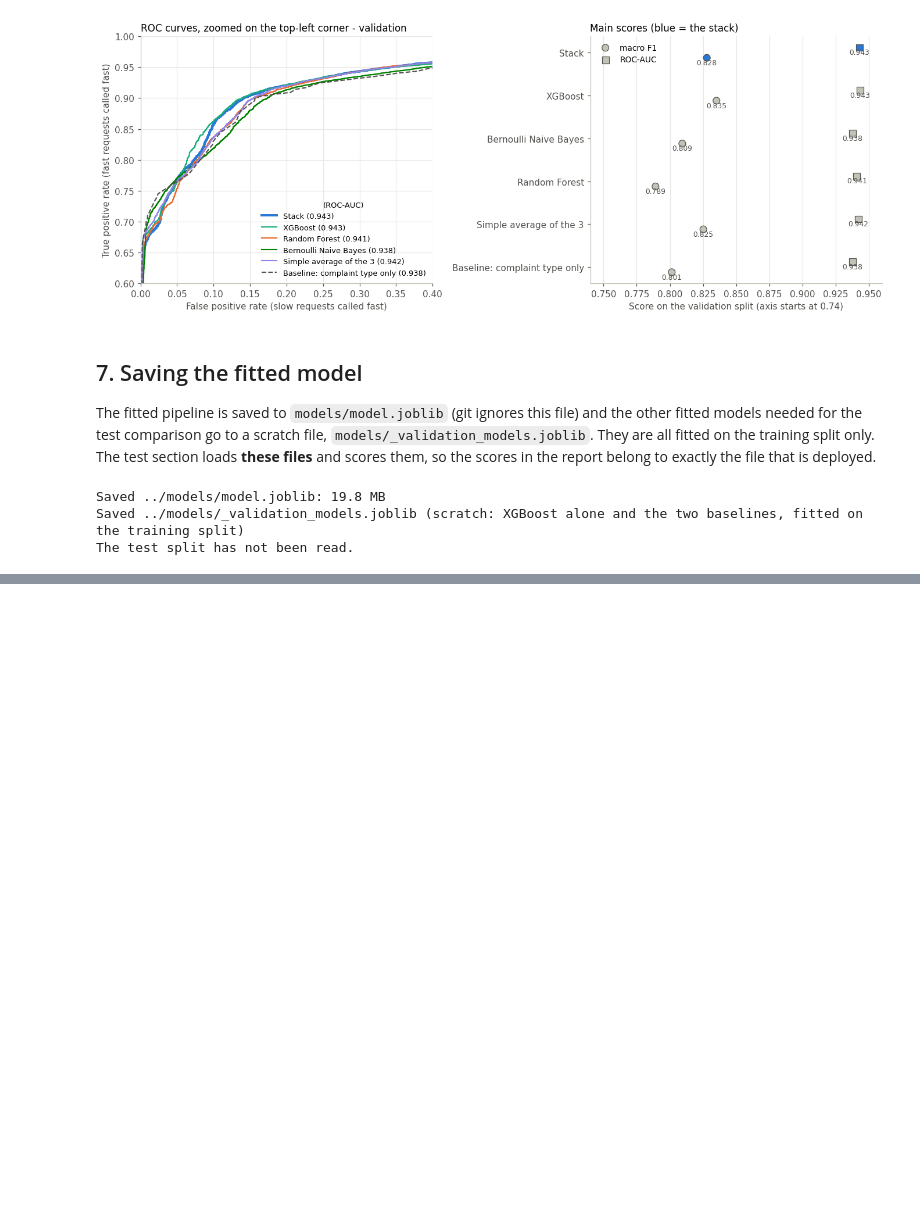
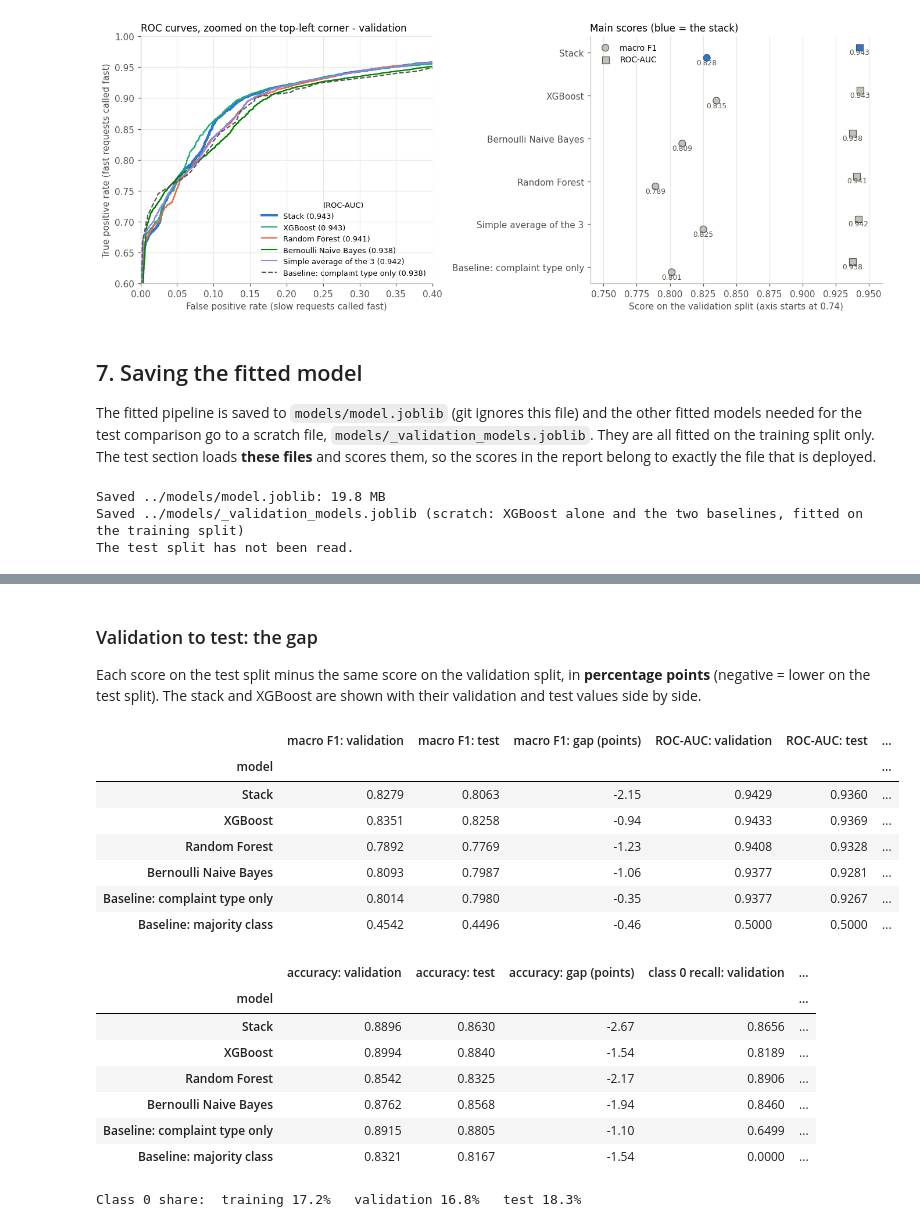
Before and after one commit to LyHenglong/CLD375-CivicAI, a Jupyter notebook: notebooks/04_stacking.ipynb, the cells around one changed output, grey strips where cells are left out. Saved outputs shown, nothing was run; the diff lists cells and outputs as text; code cells hidden in the pictures; blank space fills up the shorter version.

```diff
--- a/notebooks/04_stacking.ipynb
+++ b/notebooks/04_stacking.ipynb
@@ -475,0 +602,42 @@ The test split has not been read.
+# %% [markdown]
+### Validation to test: the gap
+
+Each score on the test split minus the same score on the validation split, in **percentage points** (negative = lower on the test split). The stack and XGBoost are shown with their validation and test values side by side.
+# %%
+test_results = pd.read_csv("../reports/test_results.csv").set_index("model")
+scratch_probs = pd.read_parquet(TEST_SCRATCH)
+
+rows = []
+for name in test_results.index:
+    row = {"model": name}
+    for metric, label in [("macro_f1", "macro F1"), ("roc_auc", "ROC-AUC"), ("accuracy", "accuracy"), ("recall_0", "class 0 recall"), ("precision_0", "class 0 precision")]:
+        row[f"{label}: validation"] = validation.loc[name, metric]
+        row[f"{label}: test"] = test_results.loc[name, metric]
+        row[f"{label}: gap (points)"] = (test_results.loc[name, metric] - validation.loc[name, metric]) * 100
+    rows.append(row)
+gap = pd.DataFrame(rows).set_index("model")
+fmt = {c: "{:.4f}" for c in gap.columns if "gap" not in c}
+fmt.update({c: "{:+.2f}" for c in gap.columns if "gap" in c})
+display(gap[[c for c in gap.columns if c.startswith(("macro F1", "ROC-AUC"))]].style.format(fmt))
+display(gap[[c for c in gap.columns if c.startswith(("accuracy", "class 0"))]].style.format(fmt))
+
+test_part, val_part = scratch_probs[scratch_probs["split"] == "test"], scratch_probs[scratch_probs["split"] == "val"]
+print(f"Class 0 share:  training 17.2%   validation {1 - val_part['y'].mean():.1%}   test {1 - test_part['y'].mean():.1%}")
+# %% [output]
+|  | macro F1: validation | macro F1: test | macro F1: gap (points) | ROC-AUC: validation | ROC-AUC: test | ... |
+| model |  |  |  |  |  | ... |
+| Stack | 0.8279 | 0.8063 | -2.15 | 0.9429 | 0.9360 | ... |
+| XGBoost | 0.8351 | 0.8258 | -0.94 | 0.9433 | 0.9369 | ... |
+| Random Forest | 0.7892 | 0.7769 | -1.23 | 0.9408 | 0.9328 | ... |
+| Bernoulli Naive Bayes | 0.8093 | 0.7987 | -1.06 | 0.9377 | 0.9281 | ... |
+| Baseline: complaint type only | 0.8014 | 0.7980 | -0.35 | 0.9377 | 0.9267 | ... |
+| Baseline: majority class | 0.4542 | 0.4496 | -0.46 | 0.5000 | 0.5000 | ... |
+|  | accuracy: validation | accuracy: test | accuracy: gap (points) | class 0 recall: validation | ... |
+| model |  |  |  |  | ... |
+| Stack | 0.8896 | 0.8630 | -2.67 | 0.8656 | ... |
+| XGBoost | 0.8994 | 0.8840 | -1.54 | 0.8189 | ... |
+| Random Forest | 0.8542 | 0.8325 | -2.17 | 0.8906 | ... |
+| Bernoulli Naive Bayes | 0.8762 | 0.8568 | -1.94 | 0.8460 | ... |
+| Baseline: complaint type only | 0.8915 | 0.8805 | -1.10 | 0.6499 | ... |
+| Baseline: majority class | 0.8321 | 0.8167 | -1.54 | 0.0000 | ... |
+Class 0 share:  training 17.2%   validation 16.8%   test 18.3%
```
Also changed, not shown: parts of 17 cells of this notebook, 11 other files.
